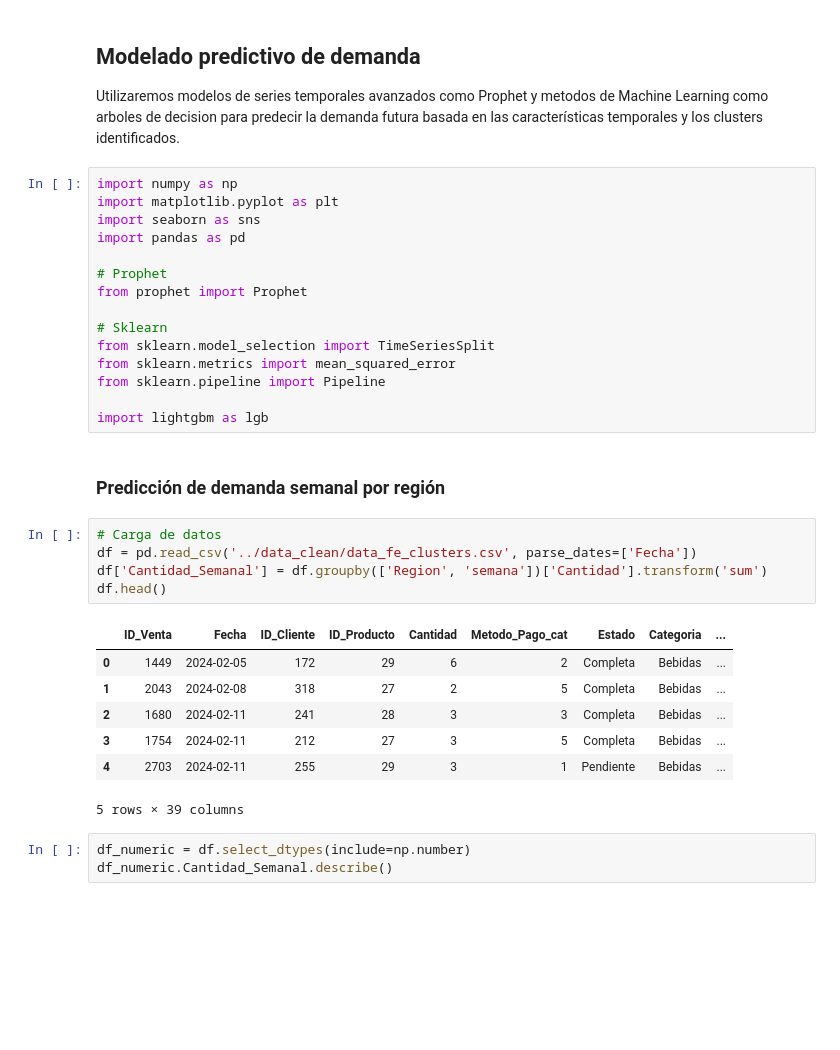
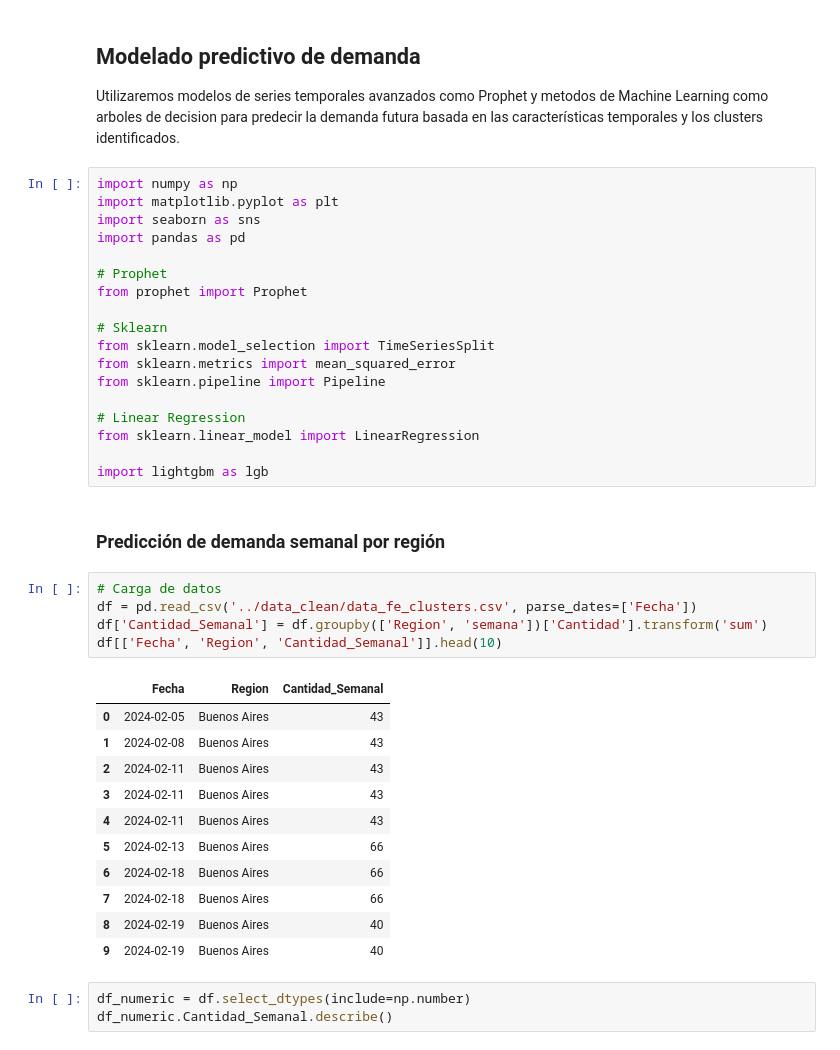
Before and after one commit to MarcosSaade/AnalisisVentas, a Jupyter notebook: notebooks/modelado.ipynb, the cells around one changed output. Drawn from its saved outputs; the diff is of its cells as text; blank space fills up the shorter version.

```diff
--- a/notebooks/modelado.ipynb
+++ b/notebooks/modelado.ipynb
@@ -15,22 +15,29 @@ from sklearn.model_selection import TimeSeriesSplit
 from sklearn.metrics import mean_squared_error
 from sklearn.pipeline import Pipeline
 
+# Linear Regression
+from sklearn.linear_model import LinearRegression
+
 import lightgbm as lgb
 # %% [markdown]
 ### Predicción de demanda semanal por región
 # %%
 # Carga de datos
 df = pd.read_csv('../data_clean/data_fe_clusters.csv', parse_dates=['Fecha'])
 df['Cantidad_Semanal'] = df.groupby(['Region', 'semana'])['Cantidad'].transform('sum')
-df.head()
+df[['Fecha', 'Region', 'Cantidad_Semanal']].head(10)
 # %% [output]
-|  | ID_Venta | Fecha | ID_Cliente | ID_Producto | Cantidad | Metodo_Pago_cat | Estado | Categoria | ... |
-| 0 | 1449 | 2024-02-05 | 172 | 29 | 6 | 2 | Completa | Bebidas | ... |
-| 1 | 2043 | 2024-02-08 | 318 | 27 | 2 | 5 | Completa | Bebidas | ... |
-| 2 | 1680 | 2024-02-11 | 241 | 28 | 3 | 3 | Completa | Bebidas | ... |
-| 3 | 1754 | 2024-02-11 | 212 | 27 | 3 | 5 | Completa | Bebidas | ... |
-| 4 | 2703 | 2024-02-11 | 255 | 29 | 3 | 1 | Pendiente | Bebidas | ... |
+|  | Fecha | Region | Cantidad_Semanal |
+| 0 | 2024-02-05 | Buenos Aires | 43 |
+| 1 | 2024-02-08 | Buenos Aires | 43 |
+| 2 | 2024-02-11 | Buenos Aires | 43 |
+| 3 | 2024-02-11 | Buenos Aires | 43 |
+| 4 | 2024-02-11 | Buenos Aires | 43 |
+| 5 | 2024-02-13 | Buenos Aires | 66 |
+| 6 | 2024-02-18 | Buenos Aires | 66 |
+| 7 | 2024-02-18 | Buenos Aires | 66 |
+| 8 | 2024-02-19 | Buenos Aires | 40 |
+| 9 | 2024-02-19 | Buenos Aires | 40 |
-5 rows × 39 columns
 # %%
 df_numeric = df.select_dtypes(include=np.number)
 df_numeric.Cantidad_Semanal.describe()
```
Also changed, not shown: parts of 10 cells of this notebook, 1 other file.
